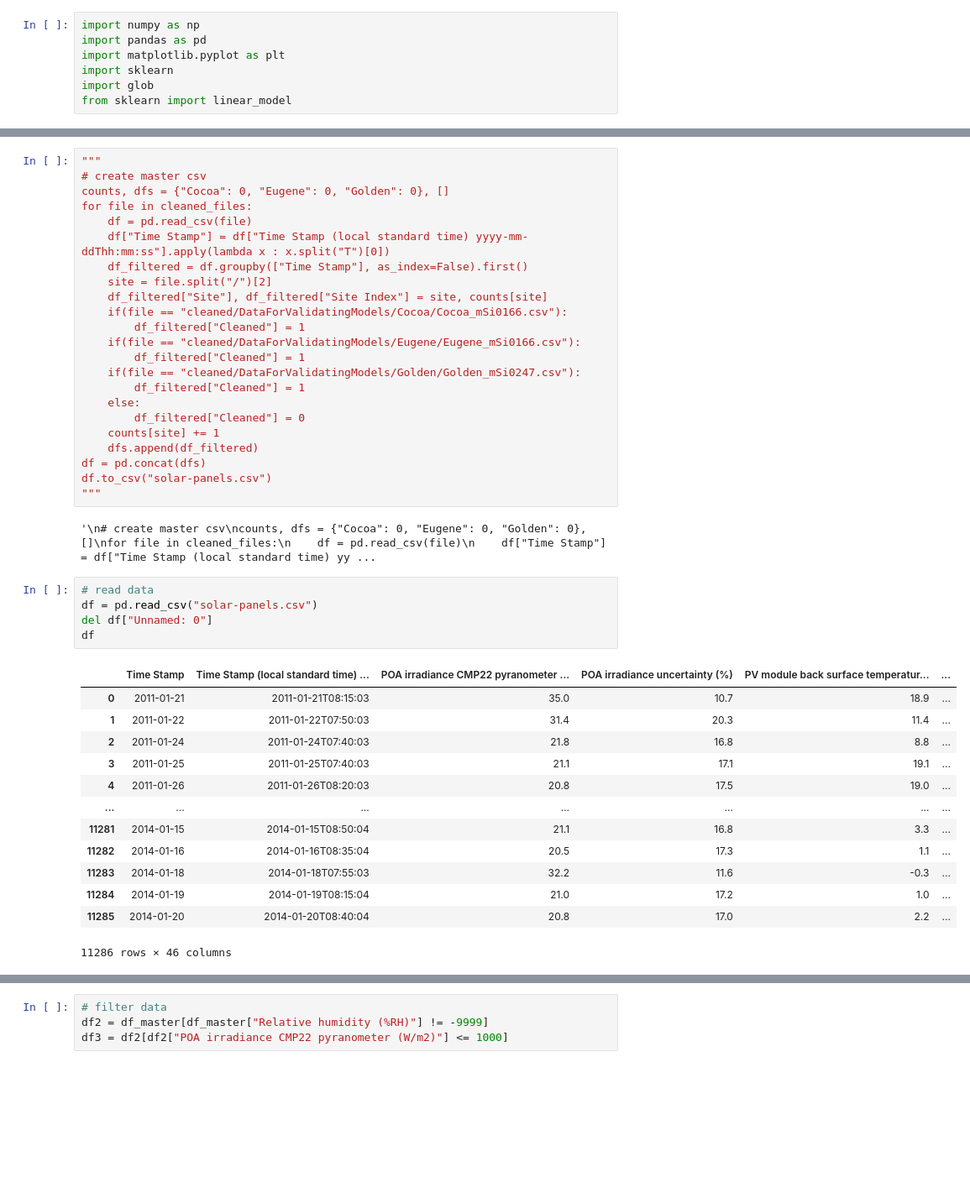
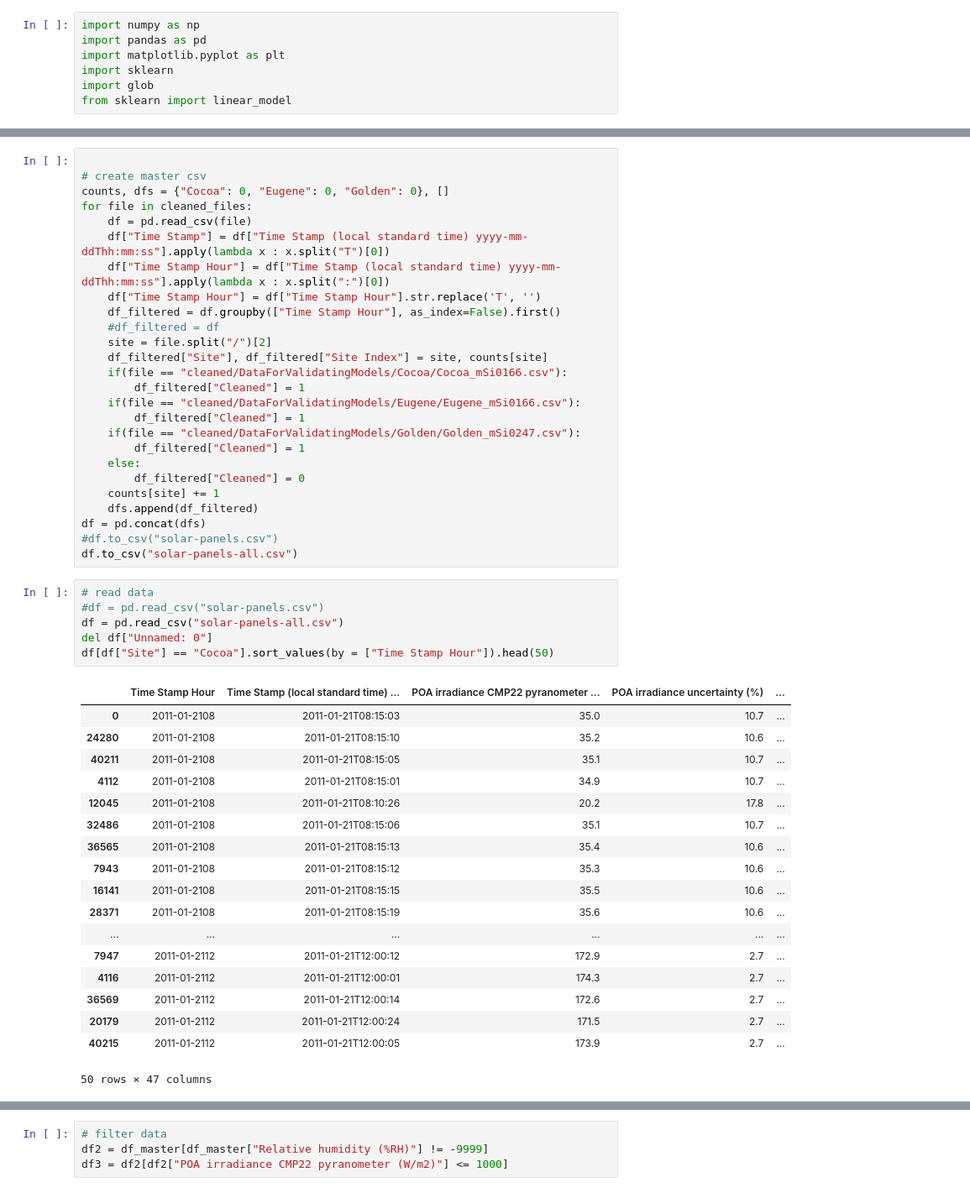
Before and after one commit to Edidas02/PV-Module-Model, a Jupyter notebook: solar-panels.ipynb, the cells around one changed output, grey strips where cells are left out. Shown at 84% size. Saved outputs shown, nothing was run; the diff lists cells and outputs as text; blank space fills up the shorter version.

```diff
--- a/solar-panels.ipynb
+++ b/solar-panels.ipynb
@@ -30,11 +28,14 @@ cleaned_files = ["cleaned/" + file for file in files]
 # %%
-"""
+
 # create master csv
 counts, dfs = {"Cocoa": 0, "Eugene": 0, "Golden": 0}, []
 for file in cleaned_files:
     df = pd.read_csv(file)
     df["Time Stamp"] = df["Time Stamp (local standard time) yyyy-mm-ddThh:mm:ss"].apply(lambda x : x.split("T")[0])
-    df_filtered = df.groupby(["Time Stamp"], as_index=False).first()
+    df["Time Stamp Hour"] = df["Time Stamp (local standard time) yyyy-mm-ddThh:mm:ss"].apply(lambda x : x.split(":")[0])
+    df["Time Stamp Hour"] = df["Time Stamp Hour"].str.replace('T', '')
+    df_filtered = df.groupby(["Time Stamp Hour"], as_index=False).first()
+    #df_filtered = df
     site = file.split("/")[2]
     df_filtered["Site"], df_filtered["Site Index"] = site, counts[site]
     if(file == "cleaned/DataForValidatingModels/Cocoa/Cocoa_mSi0166.csv"):
@@ -48,27 +49,31 @@ for file in cleaned_files:
     counts[site] += 1
     dfs.append(df_filtered)
 df = pd.concat(dfs)
-df.to_csv("solar-panels.csv")
-"""
+#df.to_csv("solar-panels.csv")
+df.to_csv("solar-panels-all.csv")
-# %% [output]
-'\n# create master csv\ncounts, dfs = {"Cocoa": 0, "Eugene": 0, "Golden": 0}, []\nfor file in cleaned_files:\n    df = pd.read_csv(file)\n    df["Time Stamp"] = df["Time Stamp (local standard time) yy ...
 # %%
 # read data
-df = pd.read_csv("solar-panels.csv")
+#df = pd.read_csv("solar-panels.csv")
+df = pd.read_csv("solar-panels-all.csv")
 del df["Unnamed: 0"]
-df
+df[df["Site"] == "Cocoa"].sort_values(by = ["Time Stamp Hour"]).head(50)
 # %% [output]
-|  | Time Stamp | Time Stamp (local standard time) ... | POA irradiance CMP22 pyranometer ... | POA irradiance uncertainty (%) | PV module back surface temperatur... | ... |
-| 0 | 2011-01-21 | 2011-01-21T08:15:03 | 35.0 | 10.7 | 18.9 | ... |
-| 1 | 2011-01-22 | 2011-01-22T07:50:03 | 31.4 | 20.3 | 11.4 | ... |
-| 2 | 2011-01-24 | 2011-01-24T07:40:03 | 21.8 | 16.8 | 8.8 | ... |
-| 3 | 2011-01-25 | 2011-01-25T07:40:03 | 21.1 | 17.1 | 19.1 | ... |
-| 4 | 2011-01-26 | 2011-01-26T08:20:03 | 20.8 | 17.5 | 19.0 | ... |
-| ... | ... | ... | ... | ... | ... | ... |
-| 11281 | 2014-01-15 | 2014-01-15T08:50:04 | 21.1 | 16.8 | 3.3 | ... |
-| 11282 | 2014-01-16 | 2014-01-16T08:35:04 | 20.5 | 17.3 | 1.1 | ... |
-| 11283 | 2014-01-18 | 2014-01-18T07:55:03 | 32.2 | 11.6 | -0.3 | ... |
-| 11284 | 2014-01-19 | 2014-01-19T08:15:04 | 21.0 | 17.2 | 1.0 | ... |
-| 11285 | 2014-01-20 | 2014-01-20T08:40:04 | 20.8 | 17.0 | 2.2 | ... |
+|  | Time Stamp Hour | Time Stamp (local standard time) ... | POA irradiance CMP22 pyranometer ... | POA irradiance uncertainty (%) | ... |
+| 0 | 2011-01-2108 | 2011-01-21T08:15:03 | 35.0 | 10.7 | ... |
+| 24280 | 2011-01-2108 | 2011-01-21T08:15:10 | 35.2 | 10.6 | ... |
+| 40211 | 2011-01-2108 | 2011-01-21T08:15:05 | 35.1 | 10.7 | ... |
+| 4112 | 2011-01-2108 | 2011-01-21T08:15:01 | 34.9 | 10.7 | ... |
+| 12045 | 2011-01-2108 | 2011-01-21T08:10:26 | 20.2 | 17.8 | ... |
+| 32486 | 2011-01-2108 | 2011-01-21T08:15:06 | 35.1 | 10.7 | ... |
+| 36565 | 2011-01-2108 | 2011-01-21T08:15:13 | 35.4 | 10.6 | ... |
+| 7943 | 2011-01-2108 | 2011-01-21T08:15:12 | 35.3 | 10.6 | ... |
+| 16141 | 2011-01-2108 | 2011-01-21T08:15:15 | 35.5 | 10.6 | ... |
+| 28371 | 2011-01-2108 | 2011-01-21T08:15:19 | 35.6 | 10.6 | ... |
+| ... | ... | ... | ... | ... | ... |
+| 7947 | 2011-01-2112 | 2011-01-21T12:00:12 | 172.9 | 2.7 | ... |
+| 4116 | 2011-01-2112 | 2011-01-21T12:00:01 | 174.3 | 2.7 | ... |
+| 36569 | 2011-01-2112 | 2011-01-21T12:00:14 | 172.6 | 2.7 | ... |
+| 20179 | 2011-01-2112 | 2011-01-21T12:00:24 | 171.5 | 2.7 | ... |
+| 40215 | 2011-01-2112 | 2011-01-21T12:00:05 | 173.9 | 2.7 | ... |
-11286 rows × 46 columns
+50 rows × 47 columns
 # %%
```
Also changed, not shown: parts of 6 cells of this notebook.
